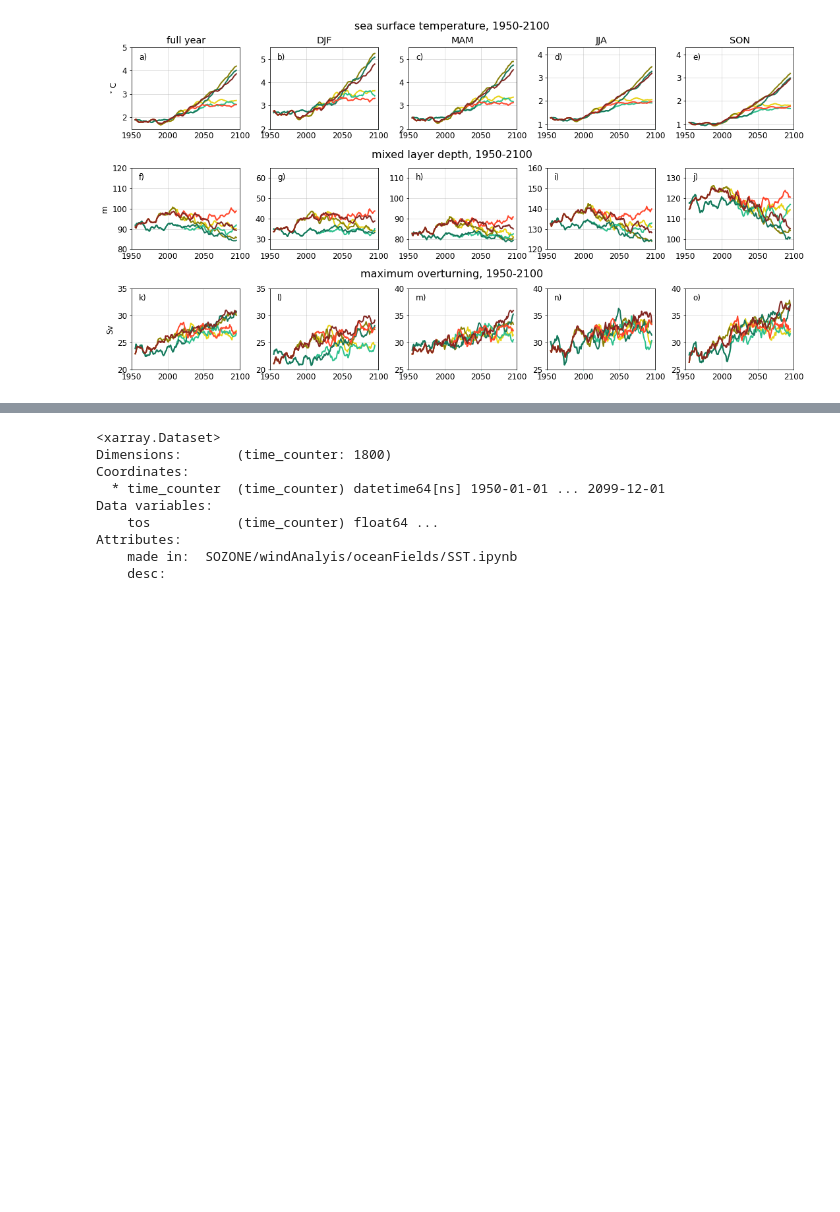
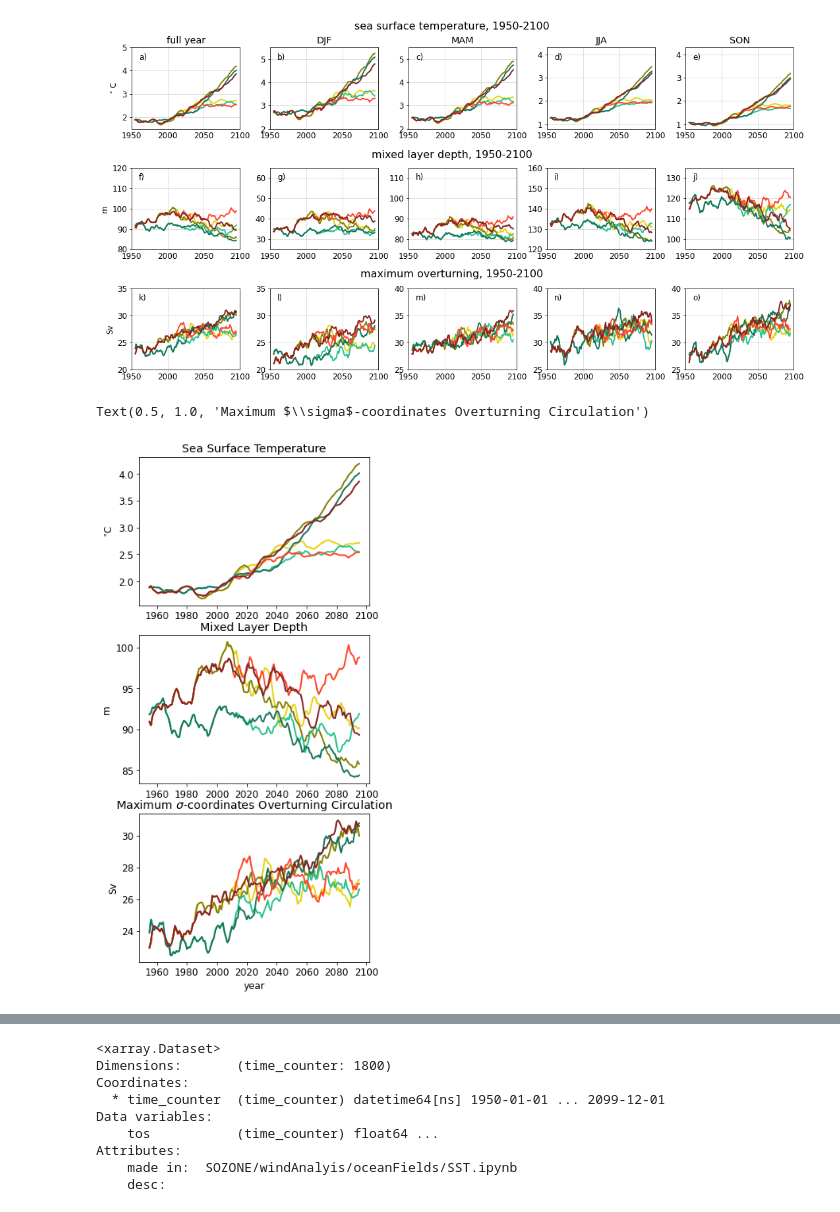
Before and after one commit to tjarnikova/SOZONE, a Jupyter notebook: windAnalyis/oceanFields/bargraph-streamlined.ipynb, the cells around one changed output, grey strips where cells are left out. Saved outputs shown, nothing was run; the diff lists cells and outputs as text; code cells hidden in the pictures; blank space fills up the shorter version.

```diff
--- a/windAnalyis/oceanFields/bargraph-streamlined.ipynb
+++ b/windAnalyis/oceanFields/bargraph-streamlined.ipynb
@@ -1554,6 +1557,63 @@ plt.figtext(0.5,0.36, t3, ha="center", va="top", fontsize=fs, color="k")
 # %% [output]
 Text(0.5, 0.36, 'maximum overturning, 1950-2100')
 [figure]
+# %%
+def plot_thing_fyonly(wspdset,scens, var, ind = 0, var1 = var):
+    for x in range(0,6):
+        tsc = scens[x]
+        wspd = wspdset[x]
+
+        tv = wspd[var1].groupby('time_counter.year').mean()
+        tv = tv.chunk(10)
+        tv_rol = tv.rolling(year=10, center=True).mean()
+        #tv.plot(ax = axs[0], color = scendict[tsc]['color'], linewidth = tlw2, alpha = 0.5)
+        tv_rol.plot(ax = axs[0+ind], color = scendict[tsc]['color'], linewidth = 2, linestyle = '-', alpha = 1, label = scendict[tsc]['name2'])
+# %%
+fact = 1.3
+fig, axs = plt.subplots(3,1, figsize=(20/5*fact, 9*fact), facecolor='w', edgecolor='k')
+axs = axs.ravel()
+# wspdset = [wspd_1A, wspd_1B, wspd_2A, wspd_2B, wspd_3A, wspd_3B]
+# scens = ['1A', '1B', '2A', '2B', '3A', '3B']
+
+# wspd_2A_50 = wspd_2A.sel(time_counter=slice(f'{1950}-01-01', f'{1960}-01-01'))
+# wspd_2B_50 = wspd_2B.sel(time_counter=slice(f'{1950}-01-01', f'{1960}-01-01'))
+#wspdset_o3 = [(wspd_3B-wspd_2B), (wspd_3A-wspd_2A), (wspd_1B-wspd_2B), (wspd_1A-wspd_2A)]
+
+scens_o3 = ['1990-fixed \n (high temp.)', '1990-fixed \n (low temp.)','hist.-fixed \n (high temp.)', 'hist.-fixed \n (low temp.)']
+scens_o3 = ['ozone depl.-fixed ozone \n (SSP 3-7.0)', 'ozone depl.-fixed ozone \n (SSP 1-2.6)',\
+            'ozone rec .-fixed ozone \n (SSP 3-7.0)', 'ozone rec .-fixed ozone \n (SSP 1-2.6)']
+
+cols_o3 = ['#822722', '#FF462B', '#87800A', '#E8D215']
+cols_t = ['dimgrey', 'silver']
+scens_t = ['fixed ozone - fixed ozone$_\overline{1950-1960}$ \n (SSP 3-7.0)',\
+           'fixed ozone - fixed ozone$_\overline{1950-1960}$ \n (SSP 1-2.6)']
+
+############## lines
+
+wspdset_sst = [sst_ukesm_1A, sst_ukesm_1B, sst_ukesm_2A, sst_ukesm_2B, sst_ukesm_3A, sst_ukesm_3B]
+scens = ['1A', '1B', '2A', '2B', '3A', '3B']
+plot_thing_fyonly(wspdset_sst,scens, 'tos',ind = 0, var1 = 'tos')
+
+wspdset_mld = [mld_ukesm_1A, mld_ukesm_1B, mld_ukesm_2A, mld_ukesm_2B, mld_ukesm_3A, mld_ukesm_3B]
+plot_thing_fyonly(wspdset_mld,scens, 'somxl010',ind = 1, var1 = 'somxl010')
+
+wspdset_ot = [ot_ukesm_1A, ot_ukesm_1B, ot_ukesm_2A, ot_ukesm_2B, ot_ukesm_3A, ot_ukesm_3B]
+#scens = ['1A', '1B', '2A', '2B', '3A', '3B']
+plot_thing_fyonly(wspdset_ot,scens, 'max_OT',ind = 2, var1 = 'max_OT_yr')
+
+
+axs[0].set_xlabel('')
+axs[0].set_ylabel('$^{\circ}$C')
+axs[0].set_title('Sea Surface Temperature')
+axs[1].set_xlabel('')
+axs[1].set_ylabel('m')
+axs[1].set_title('Mixed Layer Depth')
+# axs[2].set_xlabel([])
+axs[2].set_ylabel('Sv')
+axs[2].set_title('Maximum $\sigma$-coordinates Overturning Circulation')
+# %% [output]
+Text(0.5, 1.0, 'Maximum $\\sigma$-coordinates Overturning Circulation')
+[figure, added]
 # %%
 import xarray as xr
 # %%
```
Also changed, not shown: parts of 4 cells of this notebook, 18 other files.
